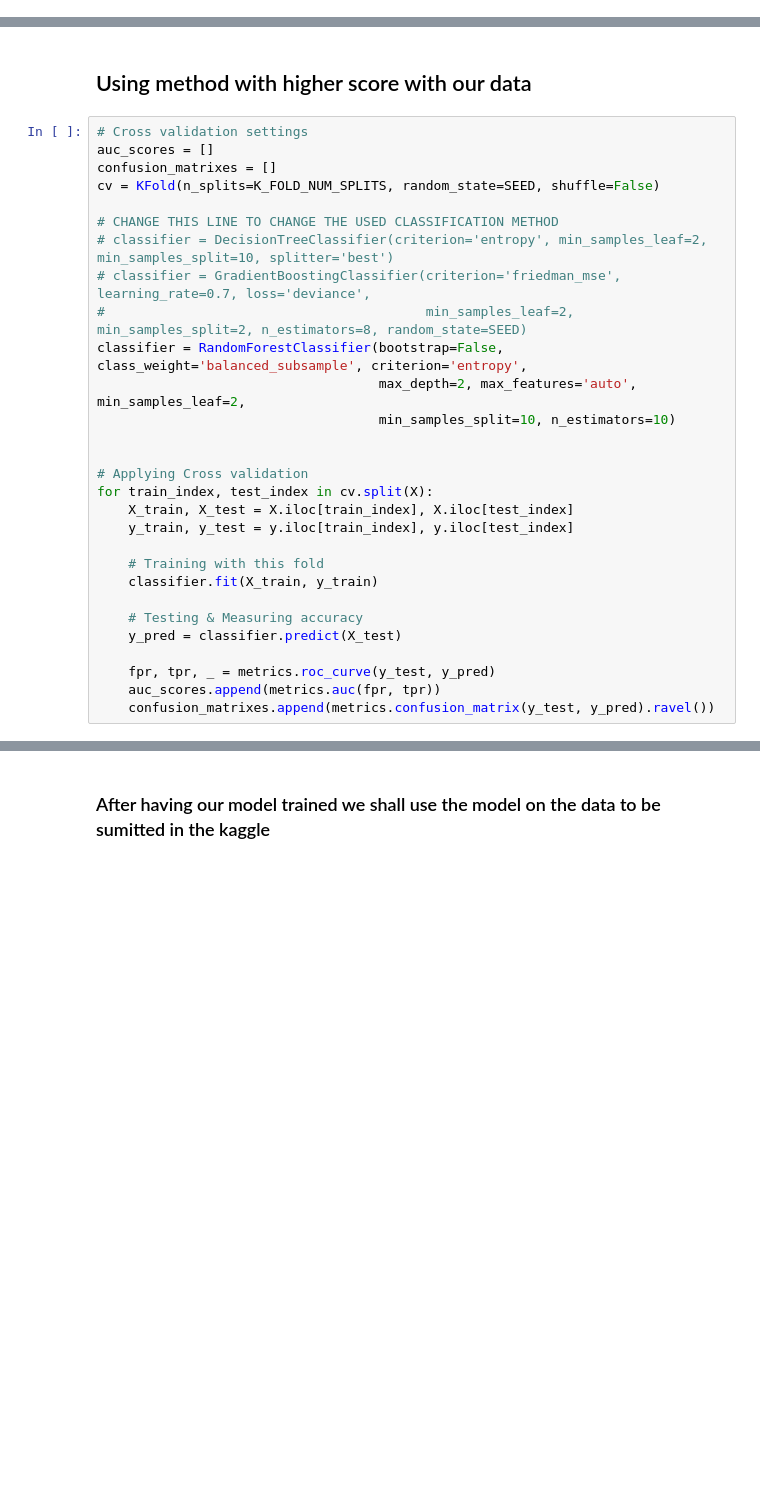
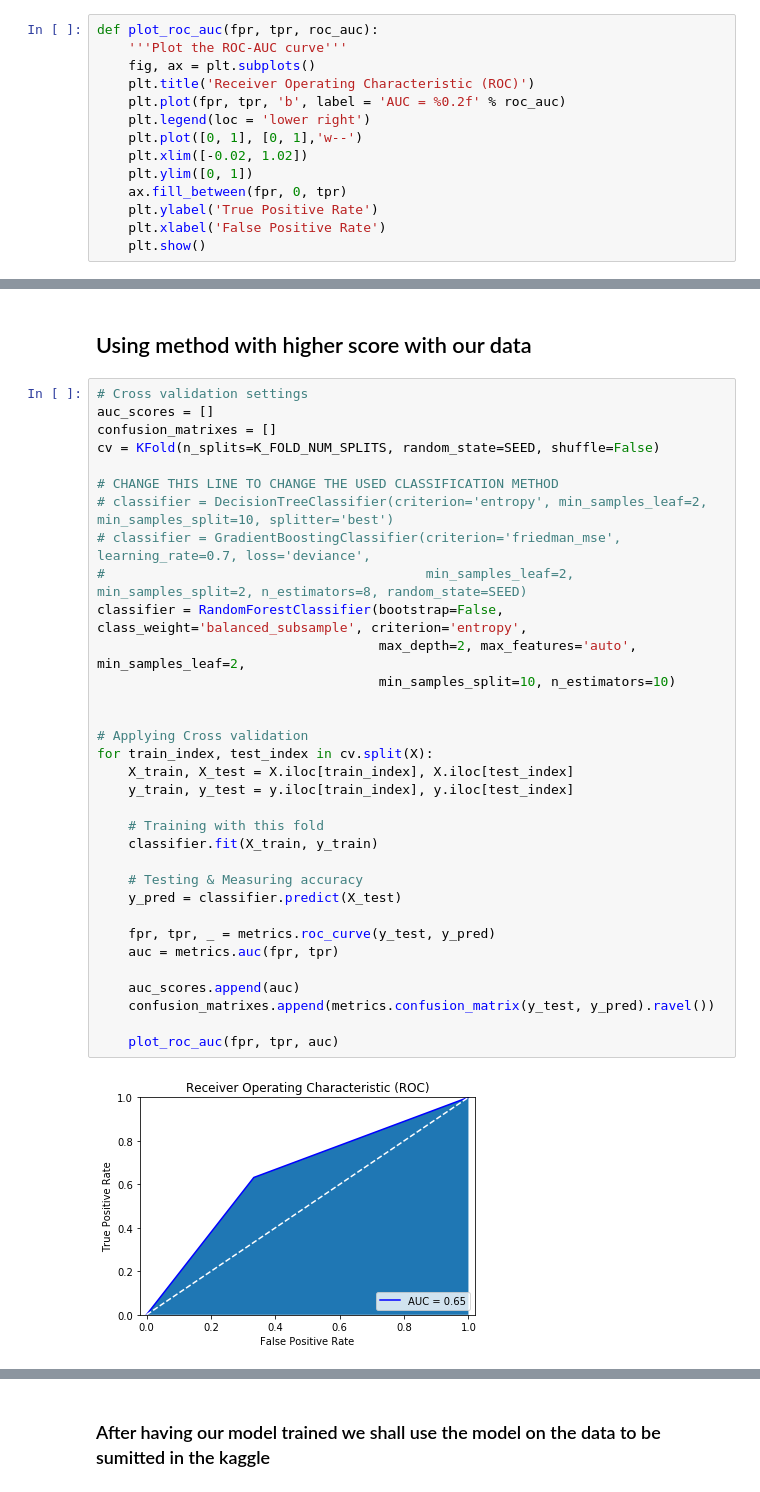
Before and after one commit to EdgarACarneiro/feup-ecac, a Jupyter notebook: project-competition/prediction.ipynb, the cells around one changed output, grey strips where cells are left out. Cells and saved outputs as stored; diff of their text form; blank space fills up the shorter version.

Commit message:
Added auc plots

```diff
--- a/project-competition/prediction.ipynb
+++ b/project-competition/prediction.ipynb
@@ -52,6 +53,20 @@ def display_confusion_matrix(values):
     pretty_matrix([values[0:2], values[2:4]],
                   ['Actual NO', 'Actual YES'],
                   ['Predic NO', 'Predic YES'])
+# %%
+def plot_roc_auc(fpr, tpr, roc_auc):
+    '''Plot the ROC-AUC curve'''
+    fig, ax = plt.subplots()
+    plt.title('Receiver Operating Characteristic (ROC)')
+    plt.plot(fpr, tpr, 'b', label = 'AUC = %0.2f' % roc_auc)
+    plt.legend(loc = 'lower right')
+    plt.plot([0, 1], [0, 1],'w--')
+    plt.xlim([-0.02, 1.02])
+    plt.ylim([0, 1])
+    ax.fill_between(fpr, 0, tpr)
+    plt.ylabel('True Positive Rate')
+    plt.xlabel('False Positive Rate')
+    plt.show()
 # %%
 def normalize_columns(df, columns):
     '''Normalize the given columns for range between [0, 1]'''
@@ -459,29 +474,35 @@ Best algorithm: Random Forest
 # %%
 # Cross validation settings
 auc_scores = []
 confusion_matrixes = []
 cv = KFold(n_splits=K_FOLD_NUM_SPLITS, random_state=SEED, shuffle=False)
 
 # CHANGE THIS LINE TO CHANGE THE USED CLASSIFICATION METHOD
 # classifier = DecisionTreeClassifier(criterion='entropy', min_samples_leaf=2, min_samples_split=10, splitter='best')
 # classifier = GradientBoostingClassifier(criterion='friedman_mse', learning_rate=0.7, loss='deviance',
 #                                         min_samples_leaf=2, min_samples_split=2, n_estimators=8, random_state=SEED)
 classifier = RandomForestClassifier(bootstrap=False, class_weight='balanced_subsample', criterion='entropy',
                                     max_depth=2, max_features='auto', min_samples_leaf=2,
                                     min_samples_split=10, n_estimators=10)
 
 
 # Applying Cross validation
 for train_index, test_index in cv.split(X):
     X_train, X_test = X.iloc[train_index], X.iloc[test_index]
     y_train, y_test = y.iloc[train_index], y.iloc[test_index]
 
     # Training with this fold
     classifier.fit(X_train, y_train)
 
     # Testing & Measuring accuracy
     y_pred = classifier.predict(X_test)
 
     fpr, tpr, _ = metrics.roc_curve(y_test, y_pred)
-    auc_scores.append(metrics.auc(fpr, tpr))
+    auc = metrics.auc(fpr, tpr)
+
+    auc_scores.append(auc)
     confusion_matrixes.append(metrics.confusion_matrix(y_test, y_pred).ravel())
+
+    plot_roc_auc(fpr, tpr, auc)
+# %% [output]
+[figure, added]
```
Also changed, not shown: parts of 3 cells of this notebook.
